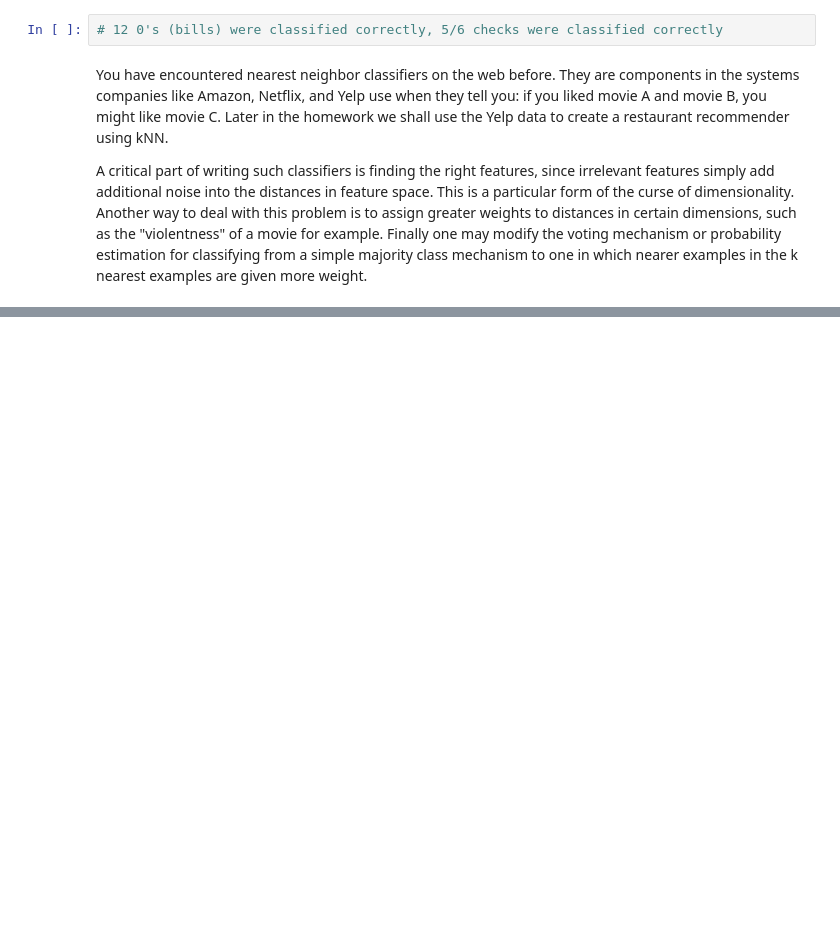
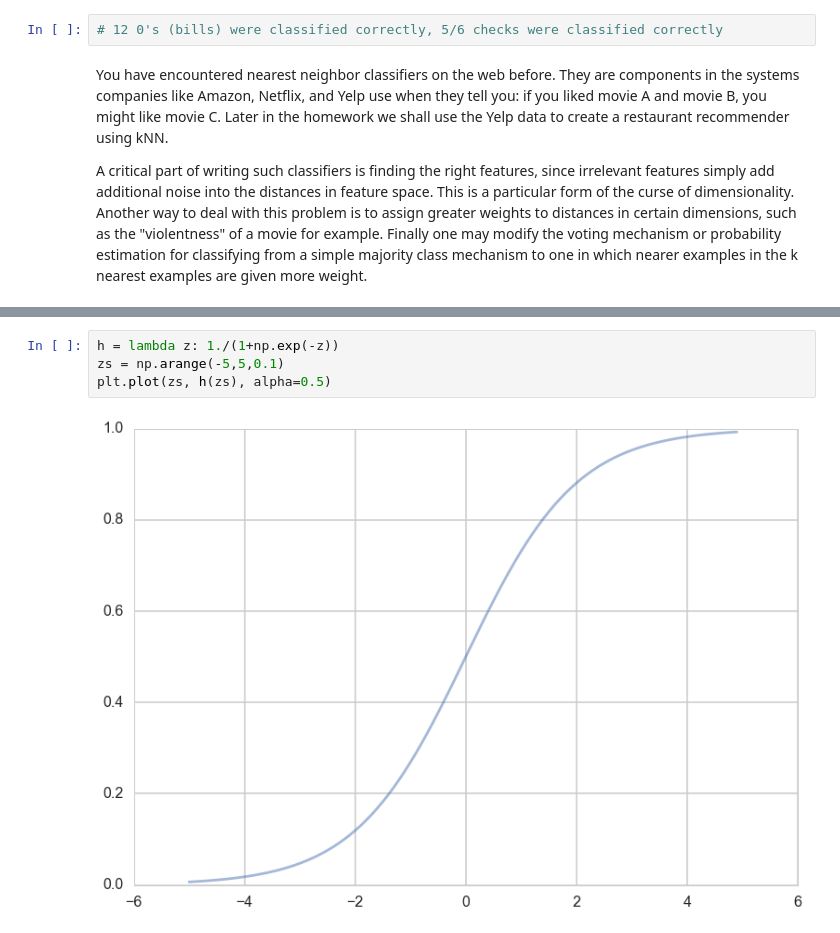
Before and after one commit to suyashSax/CS-109, a Jupyter notebook: Week 6/Lab 5 - Classification.ipynb, the cells around one changed output, grey strips where cells are left out. Saved outputs shown, nothing was run; the diff lists cells and outputs as text; blank space fills up the shorter version.

```diff
--- a/Week 6/Lab 5 - Classification.ipynb
+++ b/Week 6/Lab 5 - Classification.ipynb
@@ -593,0 +627,6 @@ A critical part of writing such classifiers is finding the right features, since
+# %%
+h = lambda z: 1./(1+np.exp(-z))
+zs = np.arange(-5,5,0.1)
+plt.plot(zs, h(zs), alpha=0.5)
+# %% [output]
+[figure, added]
```
Also changed, not shown: parts of 18 cells of this notebook.
